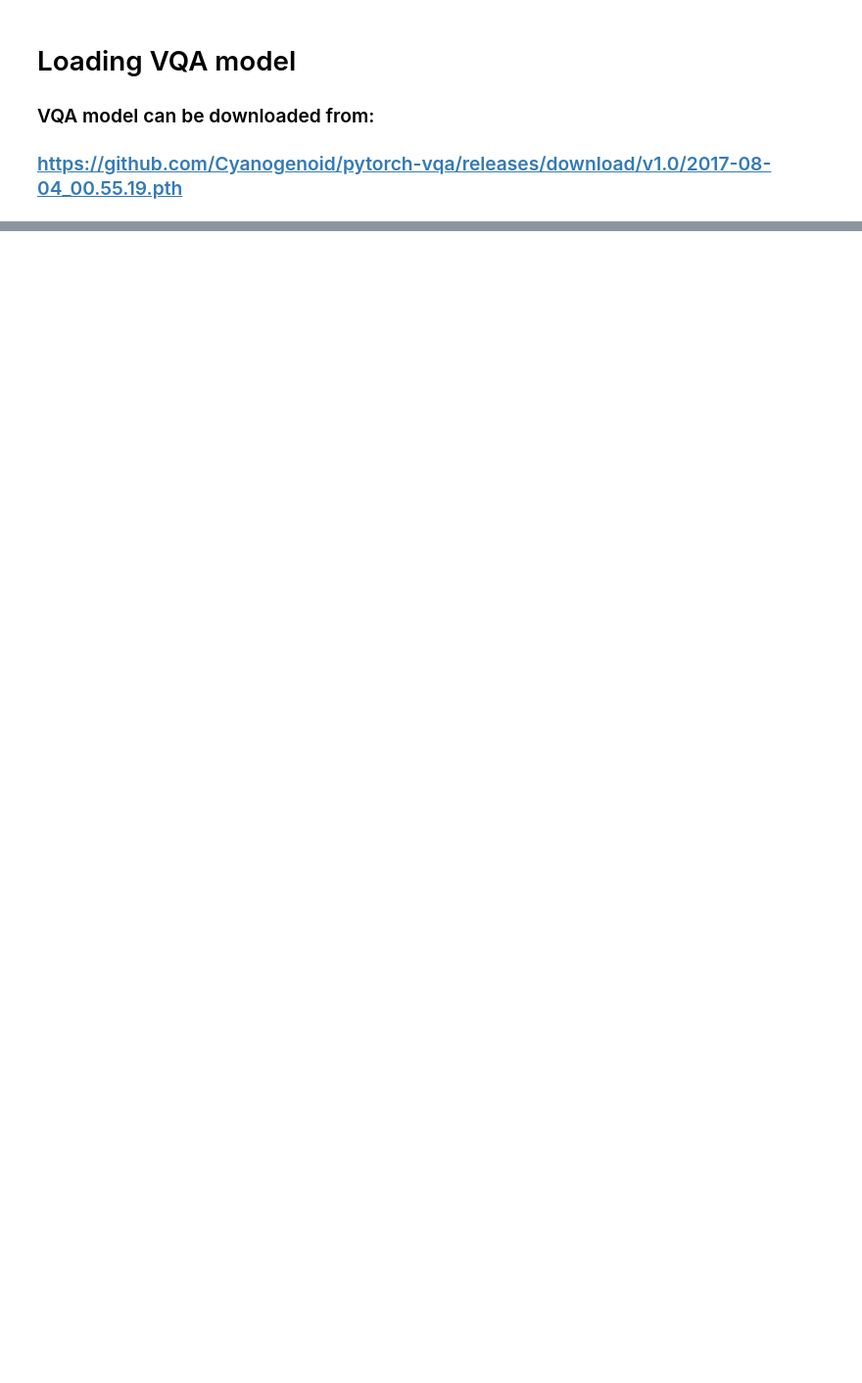
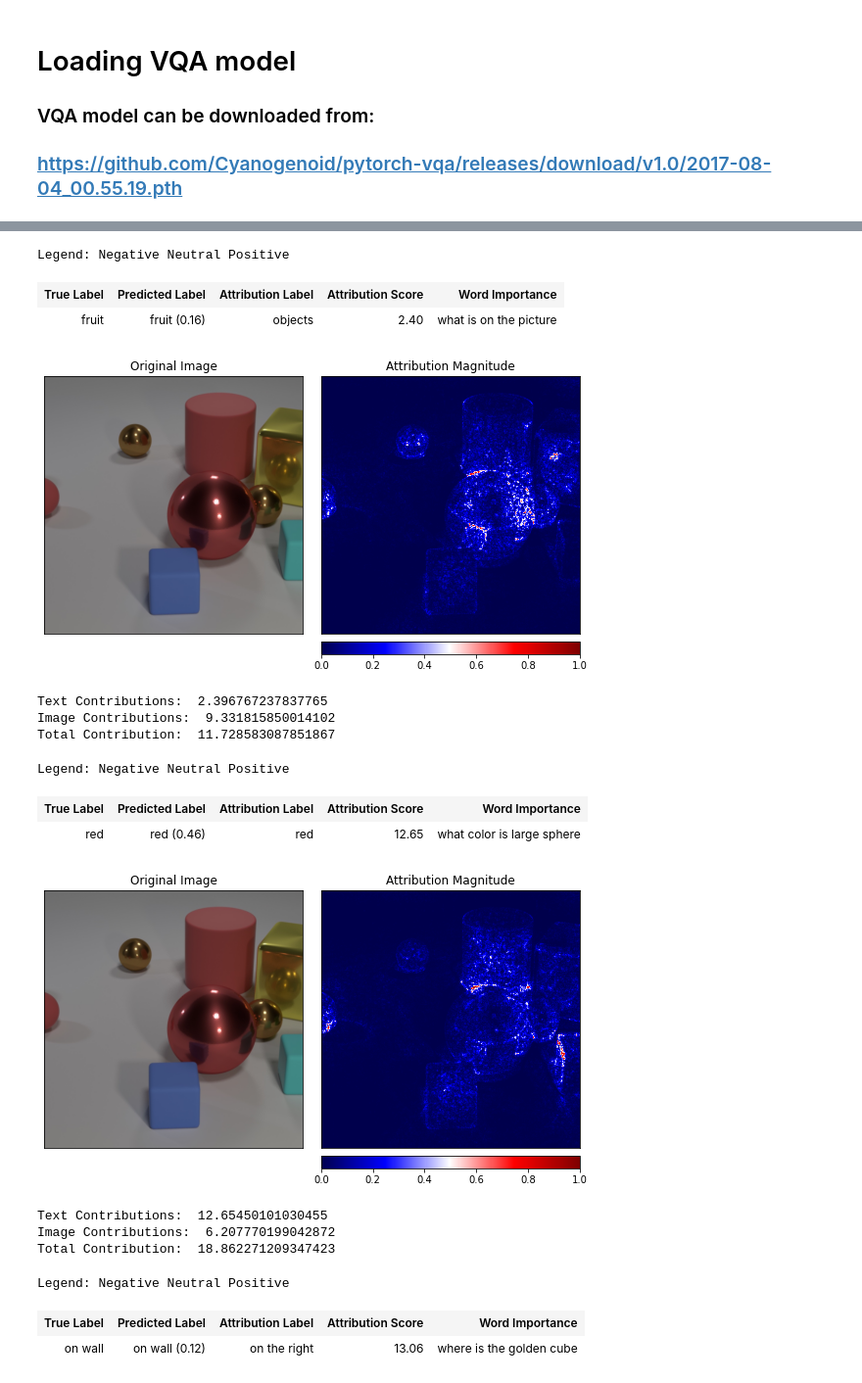
Before and after one commit to Scorsess/RelationNetworks-CLEVR, a Jupyter notebook: VQA.ipynb, the cells around one changed output, grey strips where cells are left out. Shown at 98% size. Drawn from its saved outputs; the diff is of its cells as text; code cells hidden in the pictures; blank space fills up the shorter version.

```diff
--- a/VQA.ipynb
+++ b/VQA.ipynb
@@ -322,3 +404,29 @@ IPython.display.Image(filename='img/vqa/zebra_attribution.jpg')
 
 if USE_INTEPRETABLE_EMBEDDING_LAYER:
     remove_interpretable_embedding_layer(vqa_resnet, interpretable_embedding)
+# %%
+# the index of image in the test set. Please, change it if you want to play with different test images/samples.
+image_idx = 3 # elephant
+vqa_resnet_interpret(images[image_idx], [
+    "what is on the picture",
+    "what color is large sphere",
+    "where is the golden cube"
+], ['objects', 'red', 'on the right'])
+# %% [output]
+Legend: Negative Neutral Positive
+| True Label | Predicted Label | Attribution Label | Attribution Score | Word Importance |
+| fruit | fruit (0.16) | objects | 2.40 | what is on the picture |
+[figure, added]
+Text Contributions:  2.396767237837765
+Image Contributions:  9.331815850014102
+Total Contribution:  11.728583087851867
+Legend: Negative Neutral Positive
+| True Label | Predicted Label | Attribution Label | Attribution Score | Word Importance |
+| red | red (0.46) | red | 12.65 | what color is large sphere |
+[figure, added]
+Text Contributions:  12.65450101030455
+Image Contributions:  6.207770199042872
+Total Contribution:  18.862271209347423
+Legend: Negative Neutral Positive
+| True Label | Predicted Label | Attribution Label | Attribution Score | Word Importance |
+| on wall | on wall (0.12) | on the right | 13.06 | where is the golden cube |
```
Also changed, not shown: parts of 13 cells of this notebook.
